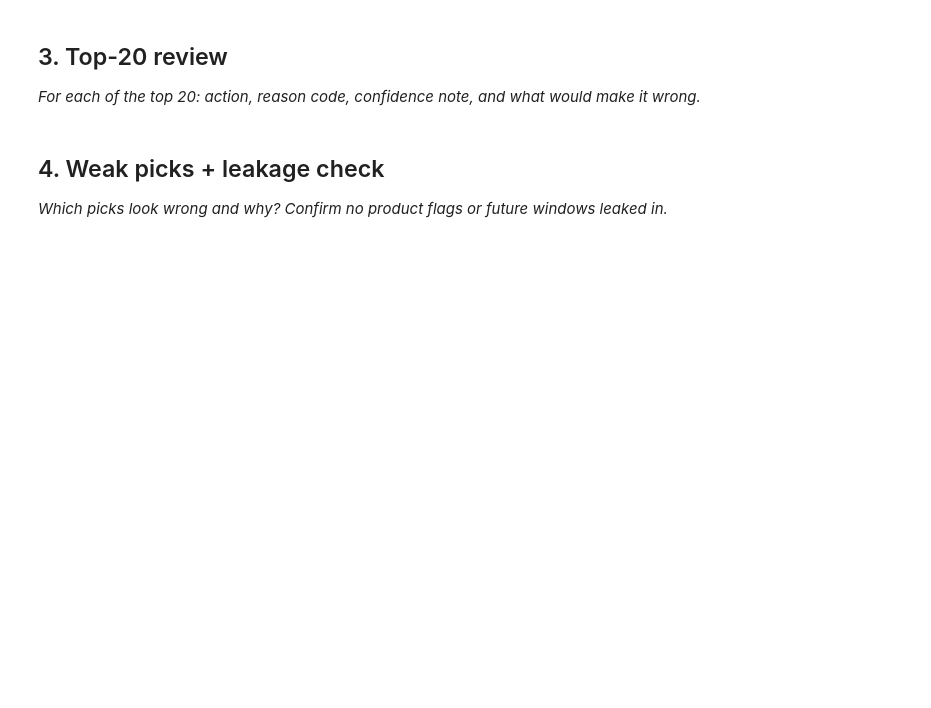
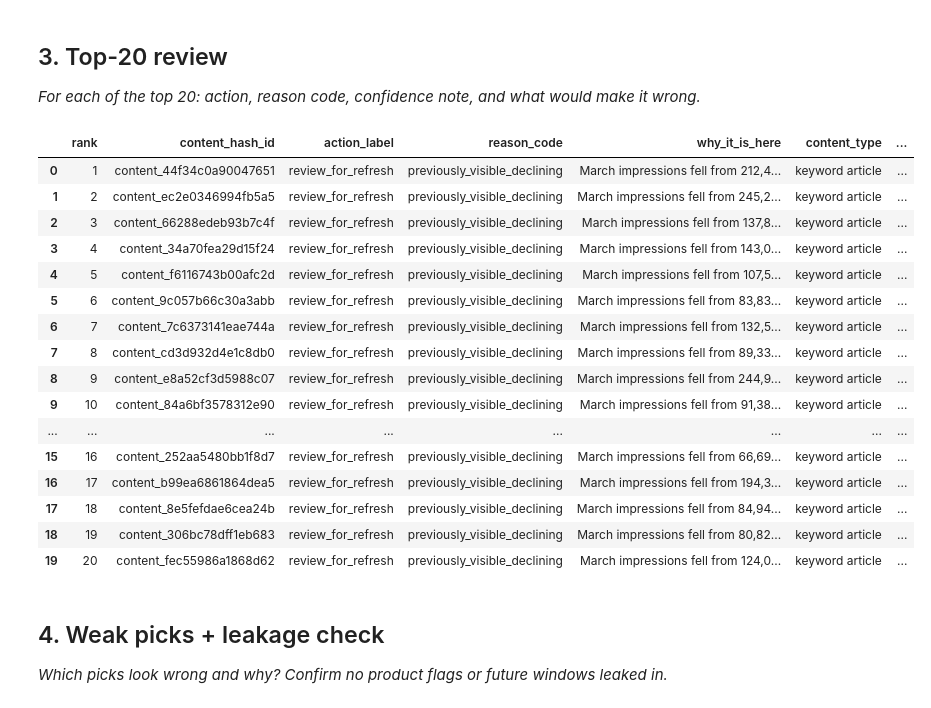
Before and after one commit to bsiddan25/Flyrankproject, a Jupyter notebook: work/notebooks/w04_baseline_score.ipynb, the cells around one changed output. Cells and saved outputs as stored; diff of their text form; code cells hidden in the pictures; blank space fills up the shorter version.

```diff
--- a/work/notebooks/w04_baseline_score.ipynb
+++ b/work/notebooks/w04_baseline_score.ipynb
@@ -364,6 +480,67 @@ Signal 2 - Recent Impression momentum: Confirmed. Pages whose impressions fell b
 ## 3. Top-20 review
 
 *For each of the top 20: action, reason code, confidence note, and what would make it wrong.*
+# %%
+# Select the first 20 pages recommended for review.
+top20_review = (
+    queue[
+        queue["action_label"] == "review_for_refresh"
+    ]
+    .head(20)
+    .copy()
+)
+
+# Explain quantitatively why each page qualified.
+top20_review["why_it_is_here"] = top20_review.apply(
+    lambda row: (
+        f"March impressions fell from "
+        f"{row['mar_impressions']:,.0f} to "
+        f"{row['apr_impressions']:,.0f}; "
+        f"a {abs(row['recent_change_pct']):.1f}% decline "
+        f"and a loss of "
+        f"{row['baseline_action_score']:,.0f} impressions."
+    ),
+    axis=1,
+)
+
+# These two columns require skeptical human review.
+top20_review["confidence_note"] = "TO REVIEW"
+top20_review["what_would_make_it_wrong"] = "TO REVIEW"
+
+review_columns = [
+    "rank",
+    "content_hash_id",
+    "action_label",
+    "reason_code",
+    "why_it_is_here",
+    "content_type",
+    "days_since_last_update",
+    "word_count",
+    "confidence_note",
+    "what_would_make_it_wrong",
+]
+
+pd.set_option("display.max_colwidth", 200)
+
+top20_review[review_columns]
+# %% [output]
+|  | rank | content_hash_id | action_label | reason_code | why_it_is_here | content_type | ... |
+| 0 | 1 | content_44f34c0a90047651 | review_for_refresh | previously_visible_declining | March impressions fell from 212,4... | keyword article | ... |
+| 1 | 2 | content_ec2e0346994fb5a5 | review_for_refresh | previously_visible_declining | March impressions fell from 245,2... | keyword article | ... |
+| 2 | 3 | content_66288edeb93b7c4f | review_for_refresh | previously_visible_declining | March impressions fell from 137,8... | keyword article | ... |
+| 3 | 4 | content_34a70fea29d15f24 | review_for_refresh | previously_visible_declining | March impressions fell from 143,0... | keyword article | ... |
+| 4 | 5 | content_f6116743b00afc2d | review_for_refresh | previously_visible_declining | March impressions fell from 107,5... | keyword article | ... |
+| 5 | 6 | content_9c057b66c30a3abb | review_for_refresh | previously_visible_declining | March impressions fell from 83,83... | keyword article | ... |
+| 6 | 7 | content_7c6373141eae744a | review_for_refresh | previously_visible_declining | March impressions fell from 132,5... | keyword article | ... |
+| 7 | 8 | content_cd3d932d4e1c8db0 | review_for_refresh | previously_visible_declining | March impressions fell from 89,33... | keyword article | ... |
+| 8 | 9 | content_e8a52cf3d5988c07 | review_for_refresh | previously_visible_declining | March impressions fell from 244,9... | keyword article | ... |
+| 9 | 10 | content_84a6bf3578312e90 | review_for_refresh | previously_visible_declining | March impressions fell from 91,38... | keyword article | ... |
+| ... | ... | ... | ... | ... | ... | ... | ... |
+| 15 | 16 | content_252aa5480bb1f8d7 | review_for_refresh | previously_visible_declining | March impressions fell from 66,69... | keyword article | ... |
+| 16 | 17 | content_b99ea6861864dea5 | review_for_refresh | previously_visible_declining | March impressions fell from 194,3... | keyword article | ... |
+| 17 | 18 | content_8e5fefdae6cea24b | review_for_refresh | previously_visible_declining | March impressions fell from 84,94... | keyword article | ... |
+| 18 | 19 | content_306bc78dff1eb683 | review_for_refresh | previously_visible_declining | March impressions fell from 80,82... | keyword article | ... |
+| 19 | 20 | content_fec55986a1868d62 | review_for_refresh | previously_visible_declining | March impressions fell from 124,0... | keyword article | ... |
 # %%
 # This cell is for CODE (numbers, a query, a check).
 # Write your text answer in the cell ABOVE this one — typing sentences here breaks Run All.
```
Also changed, not shown: parts of 7 cells of this notebook.
